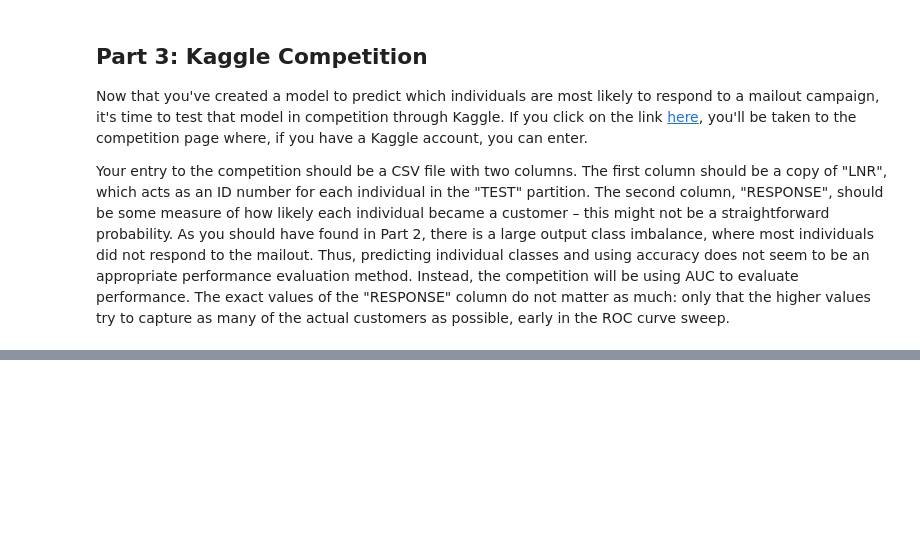
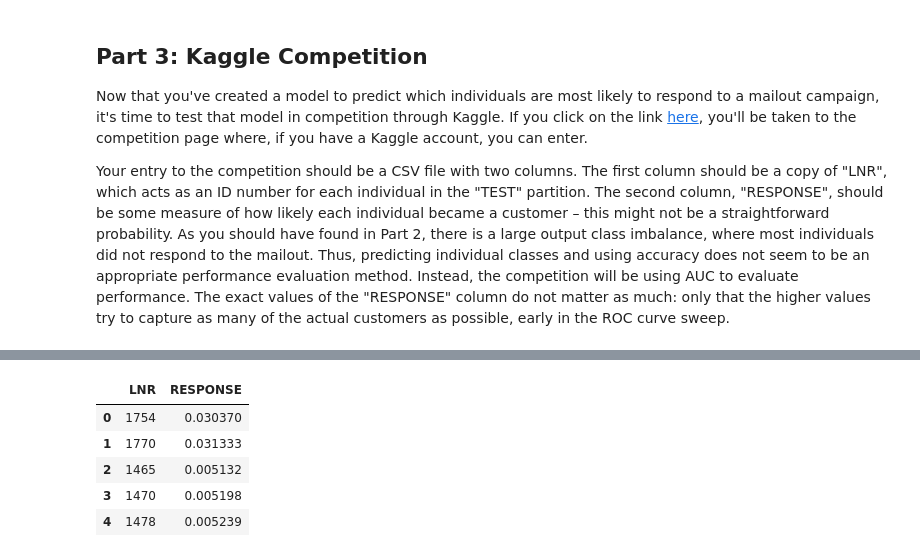
Before and after one commit to msarraj-edu/DSND_Capstone_Identifying_Customer_Segments, a Jupyter notebook: Arvato Project Workbook.ipynb, the cells around one changed output, grey strips where cells are left out. Saved outputs shown, nothing was run; the diff lists cells and outputs as text; code cells hidden in the pictures; blank space fills up the shorter version.

```diff
--- a/Arvato Project Workbook.ipynb
+++ b/Arvato Project Workbook.ipynb
@@ -1498,0 +2430,4 @@ mailout_test = pd.read_csv('../../data/Term2/capstone/arvato_data/Udacity_MAILOU
+# %%
+mailout_test['RESPONSE'] = 0
+# %%
+clean_X = new_cleaning_method(mailout_test, split=False)
@@ -1498,0 +2442,12 @@ mailout_test = pd.read_csv('../../data/Term2/capstone/arvato_data/Udacity_MAILOU
+# %%
+mailout_test['RESPONSE'] = grad_boost.predict_proba(clean_X)[:,1]
+# %%
+kaggle_result = mailout_test[['LNR', 'RESPONSE']]
+kaggle_result.head()
+# %% [output]
+|  | LNR | RESPONSE |
+| 0 | 1754 | 0.030370 |
+| 1 | 1770 | 0.031333 |
+| 2 | 1465 | 0.005132 |
+| 3 | 1470 | 0.005198 |
+| 4 | 1478 | 0.005239 |
```
Also changed, not shown: parts of 50 cells of this notebook, 3 other files.
